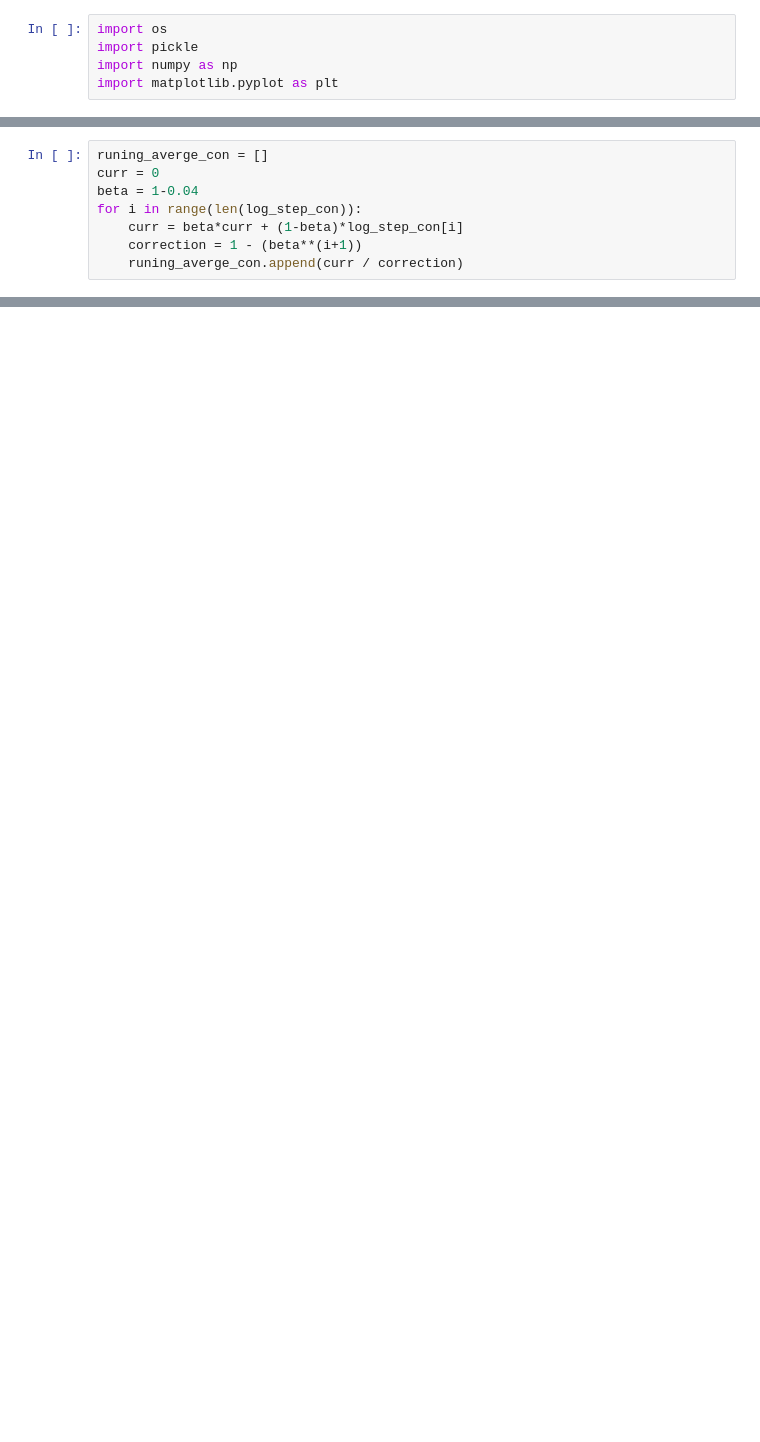
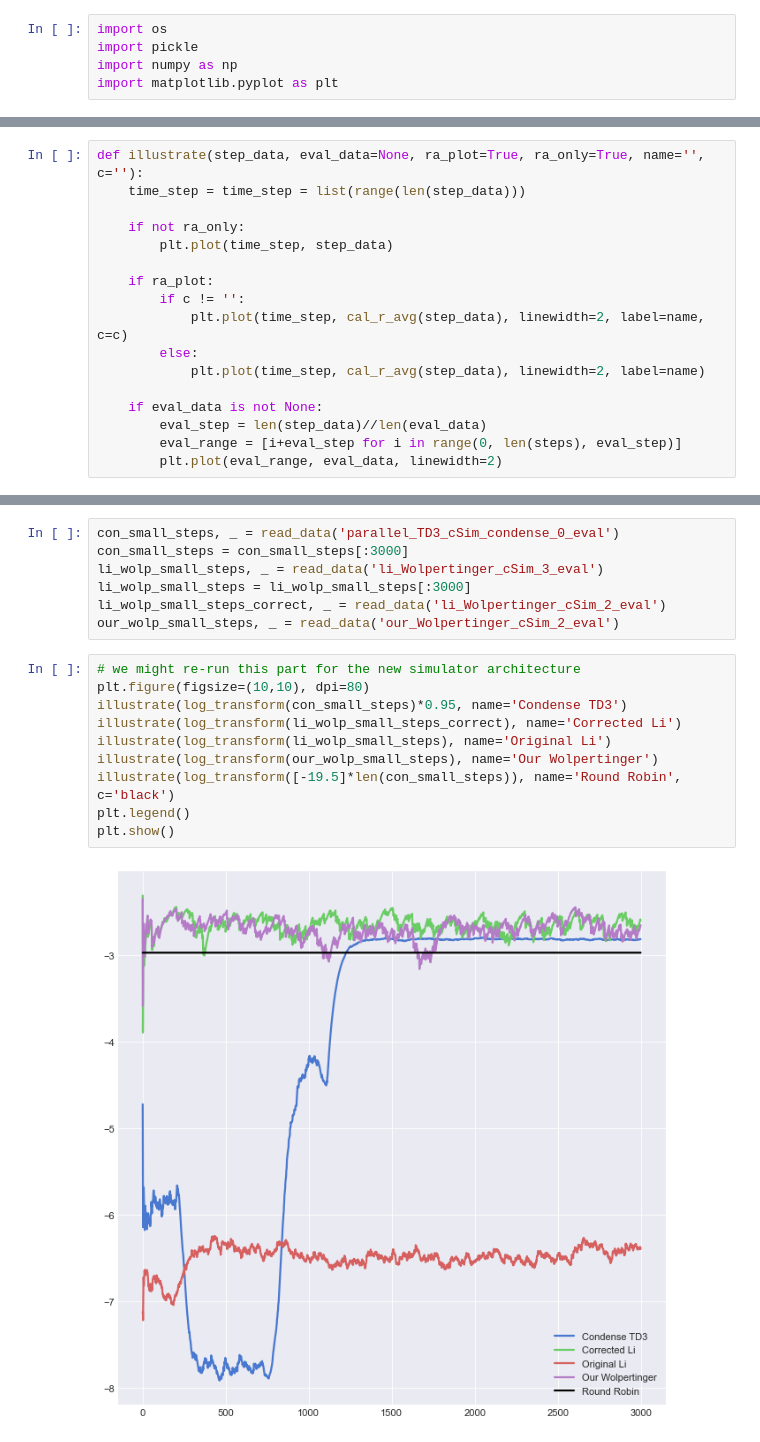
Before and after one commit to siriusctrl/Storm-auto-scheduler, a Jupyter notebook: visualise.ipynb, the cells around one changed output, grey strips where cells are left out. Saved outputs shown, nothing was run; the diff lists cells and outputs as text; blank space fills up the shorter version.

```diff
--- a/visualise.ipynb
+++ b/visualise.ipynb
@@ -51,8 +53,0 @@ log_step_con = np.array(-np.log(np.abs(con_steps[:3000])))
-# %%
-runing_averge_con = []
-curr = 0
-beta = 1-0.04
-for i in range(len(log_step_con)):
-    curr = beta*curr + (1-beta)*log_step_con[i]
-    correction = 1 - (beta**(i+1))
-    runing_averge_con.append(curr / correction)
@@ -65,0 +54,17 @@ plt.show()
+# %%
+def illustrate(step_data, eval_data=None, ra_plot=True, ra_only=True, name='', c=''):
+    time_step = time_step = list(range(len(step_data)))
+
+    if not ra_only:
+        plt.plot(time_step, step_data)
+
+    if ra_plot:
+        if c != '':
+            plt.plot(time_step, cal_r_avg(step_data), linewidth=2, label=name, c=c)
+        else:
+            plt.plot(time_step, cal_r_avg(step_data), linewidth=2, label=name)
+
+    if eval_data is not None:
+        eval_step = len(step_data)//len(eval_data)
+        eval_range = [i+eval_step for i in range(0, len(steps), eval_step)]
+        plt.plot(eval_range, eval_data, linewidth=2)
@@ -65,0 +88,19 @@ plt.show()
+# %%
+con_small_steps, _ = read_data('parallel_TD3_cSim_condense_0_eval')
+con_small_steps = con_small_steps[:3000]
+li_wolp_small_steps, _ = read_data('li_Wolpertinger_cSim_3_eval')
+li_wolp_small_steps = li_wolp_small_steps[:3000]
+li_wolp_small_steps_correct, _ = read_data('li_Wolpertinger_cSim_2_eval')
+our_wolp_small_steps, _ = read_data('our_Wolpertinger_cSim_2_eval')
+# %%
+# we might re-run this part for the new simulator architecture
+plt.figure(figsize=(10,10), dpi=80)
+illustrate(log_transform(con_small_steps)*0.95, name='Condense TD3')
+illustrate(log_transform(li_wolp_small_steps_correct), name='Corrected Li')
+illustrate(log_transform(li_wolp_small_steps), name='Original Li')
+illustrate(log_transform(our_wolp_small_steps), name='Our Wolpertinger')
+illustrate(log_transform([-19.5]*len(con_small_steps)), name='Round Robin', c='black')
+plt.legend()
+plt.show()
+# %% [output]
+[figure, added]
```
Also changed, not shown: parts of 34 cells of this notebook, 6 other files.
